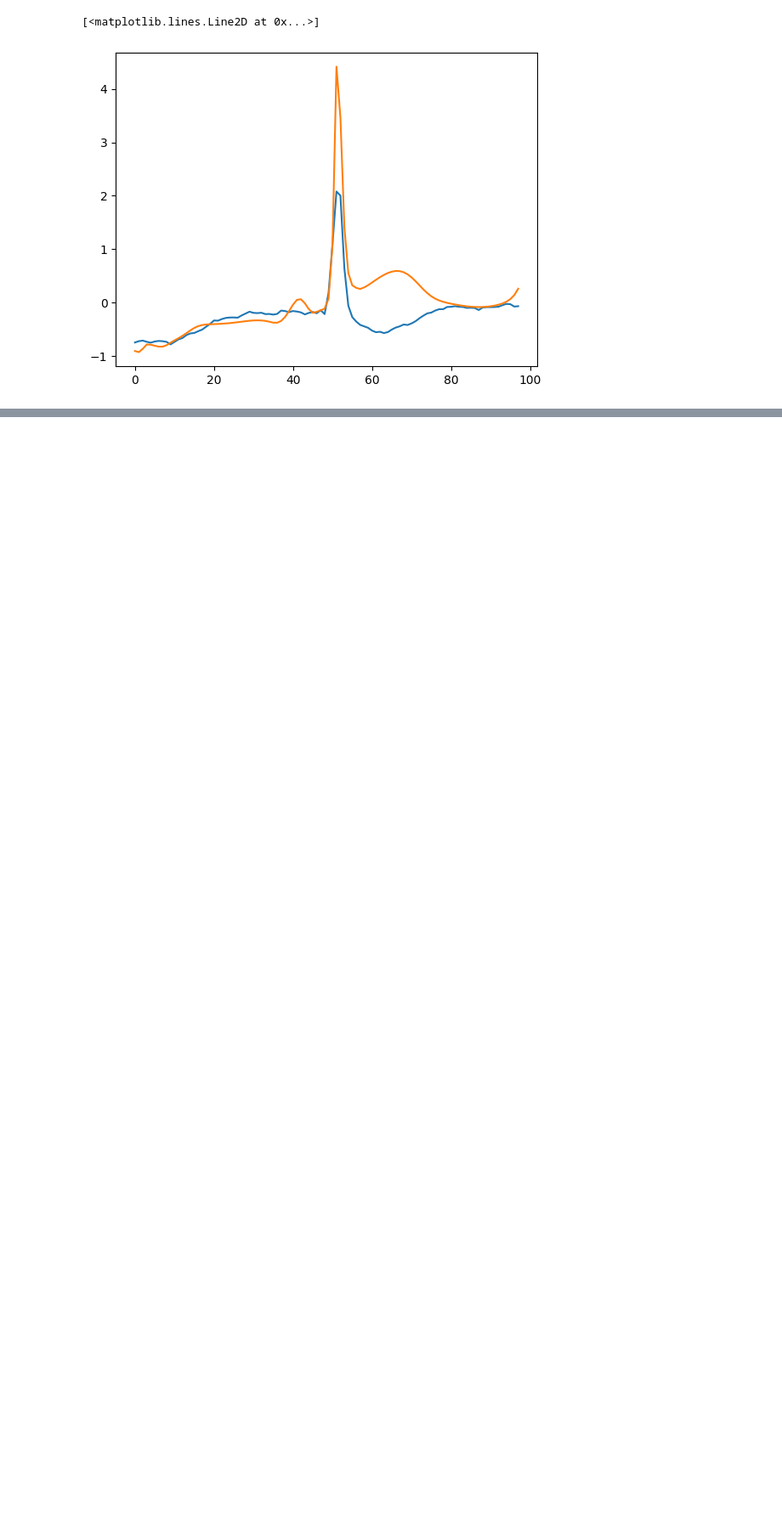
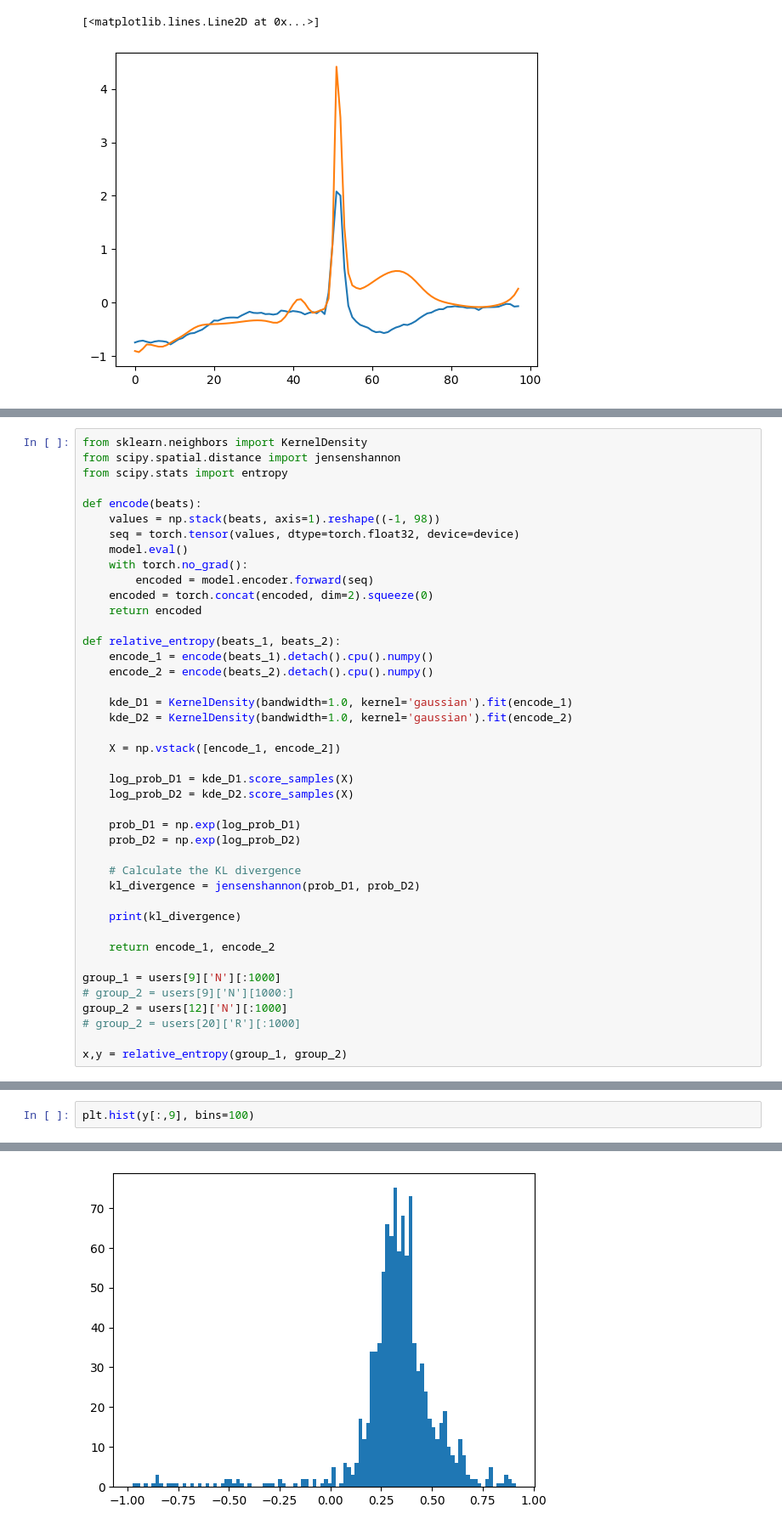
Before and after one commit to MattyAB/ecg_transfer, a Jupyter notebook: autoencoder.ipynb, the cells around one changed output, grey strips where cells are left out. Shown at 85% size. Cells and saved outputs as stored; diff of their text form; blank space fills up the shorter version.

Commit message:
First result relating to divergence between/within patients

```diff
--- a/autoencoder.ipynb
+++ b/autoencoder.ipynb
@@ -222,0 +238,42 @@ plt.plot(seq_pred.detach().cpu().numpy().reshape(-1))
+# %%
+from sklearn.neighbors import KernelDensity
+from scipy.spatial.distance import jensenshannon
+from scipy.stats import entropy
+
+def encode(beats):
+    values = np.stack(beats, axis=1).reshape((-1, 98))
+    seq = torch.tensor(values, dtype=torch.float32, device=device)
+    model.eval()
+    with torch.no_grad():
+        encoded = model.encoder.forward(seq)
+    encoded = torch.concat(encoded, dim=2).squeeze(0)
+    return encoded
+
+def relative_entropy(beats_1, beats_2):
+    encode_1 = encode(beats_1).detach().cpu().numpy()
+    encode_2 = encode(beats_2).detach().cpu().numpy()
+
+    kde_D1 = KernelDensity(bandwidth=1.0, kernel='gaussian').fit(encode_1)
+    kde_D2 = KernelDensity(bandwidth=1.0, kernel='gaussian').fit(encode_2)
+
+    X = np.vstack([encode_1, encode_2])
+
+    log_prob_D1 = kde_D1.score_samples(X)
+    log_prob_D2 = kde_D2.score_samples(X)
+
+    prob_D1 = np.exp(log_prob_D1)
+    prob_D2 = np.exp(log_prob_D2)
+
+    # Calculate the KL divergence
+    kl_divergence = jensenshannon(prob_D1, prob_D2)
+
+    print(kl_divergence)
+
+    return encode_1, encode_2
+
+group_1 = users[9]['N'][:1000]
+# group_2 = users[9]['N'][1000:]
+group_2 = users[12]['N'][:1000]
+# group_2 = users[20]['R'][:1000]
+
+x,y = relative_entropy(group_1, group_2)
@@ -222,0 +282,3 @@ plt.plot(seq_pred.detach().cpu().numpy().reshape(-1))
+# %%
+plt.hist(y[:,9], bins=100)
+# %% [output]
@@ -222,0 +302 @@ plt.plot(seq_pred.detach().cpu().numpy().reshape(-1))
+[figure, added]
```
Also changed, not shown: parts of 6 cells of this notebook.
